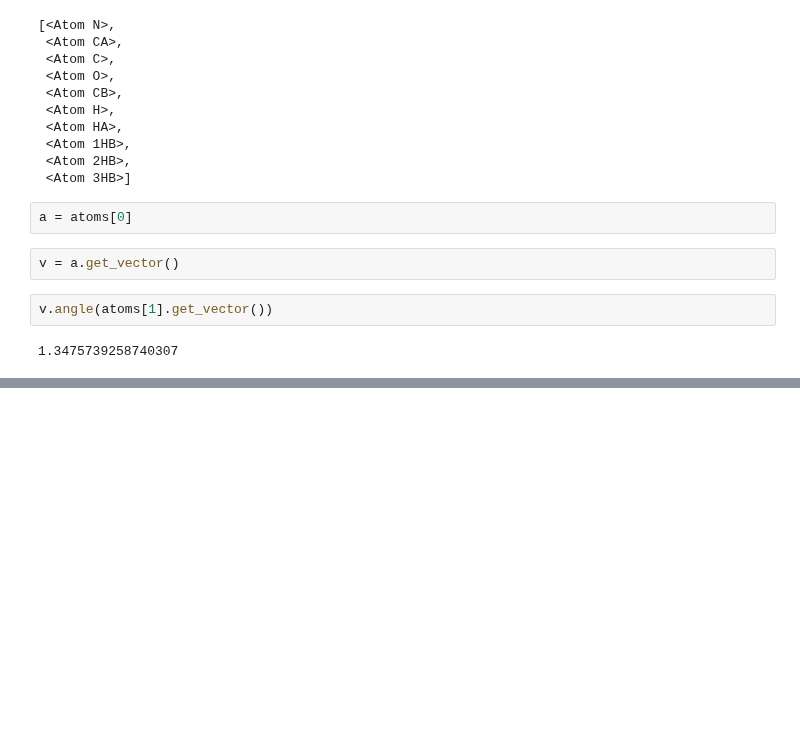
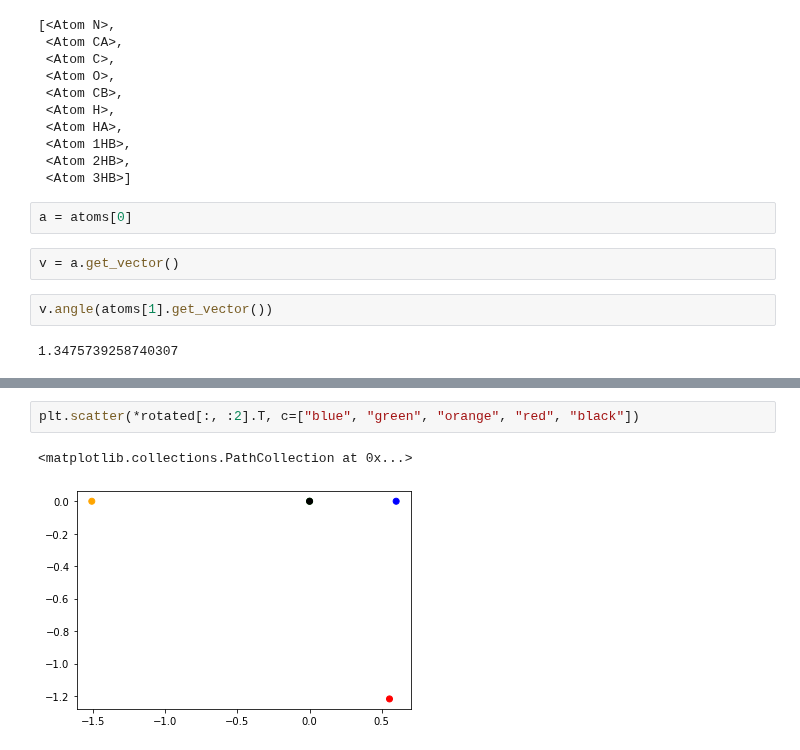
Before and after one commit to liedllab/TopModel, a Jupyter notebook: playground.ipynb, the cells around one changed output, grey strips where cells are left out. Cells and saved outputs as stored; diff of their text form; blank space fills up the shorter version.

```diff
--- a/playground.ipynb
+++ b/playground.ipynb
@@ -42,0 +197,5 @@ v.
+# %%
+plt.scatter(*rotated[:, :2].T, c=["blue", "green", "orange", "red", "black"])
+# %% [output]
+<matplotlib.collections.PathCollection at 0x...>
+[figure, added]
```
Also changed, not shown: parts of 39 cells of this notebook, 2 other files.
